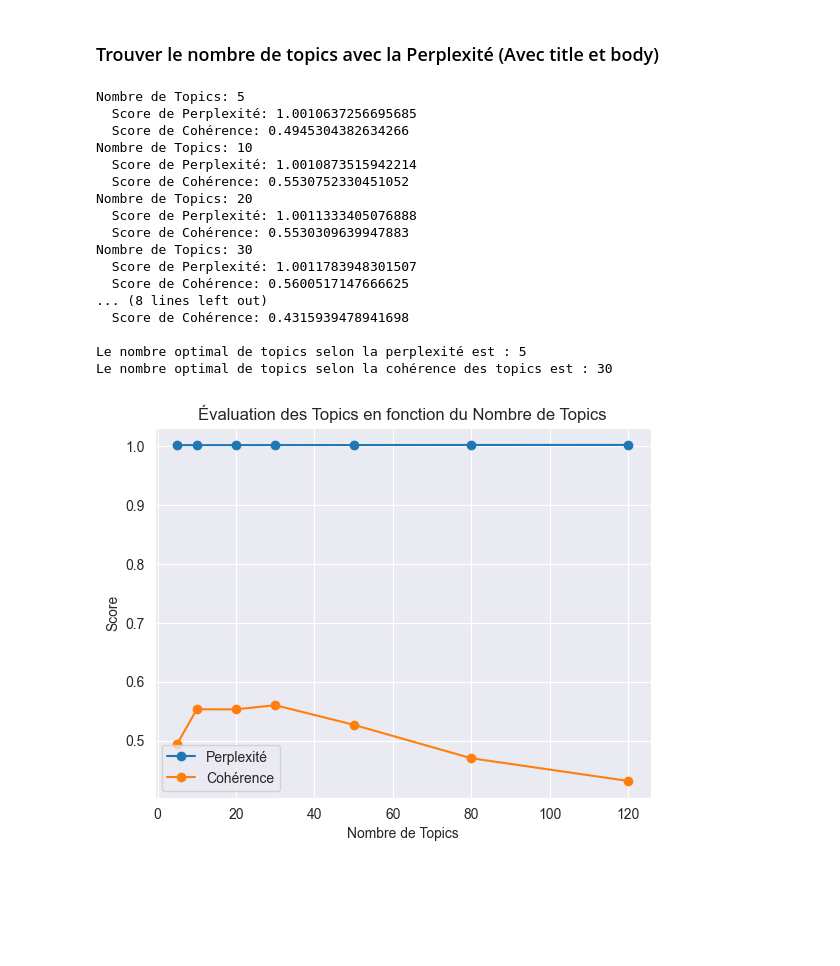
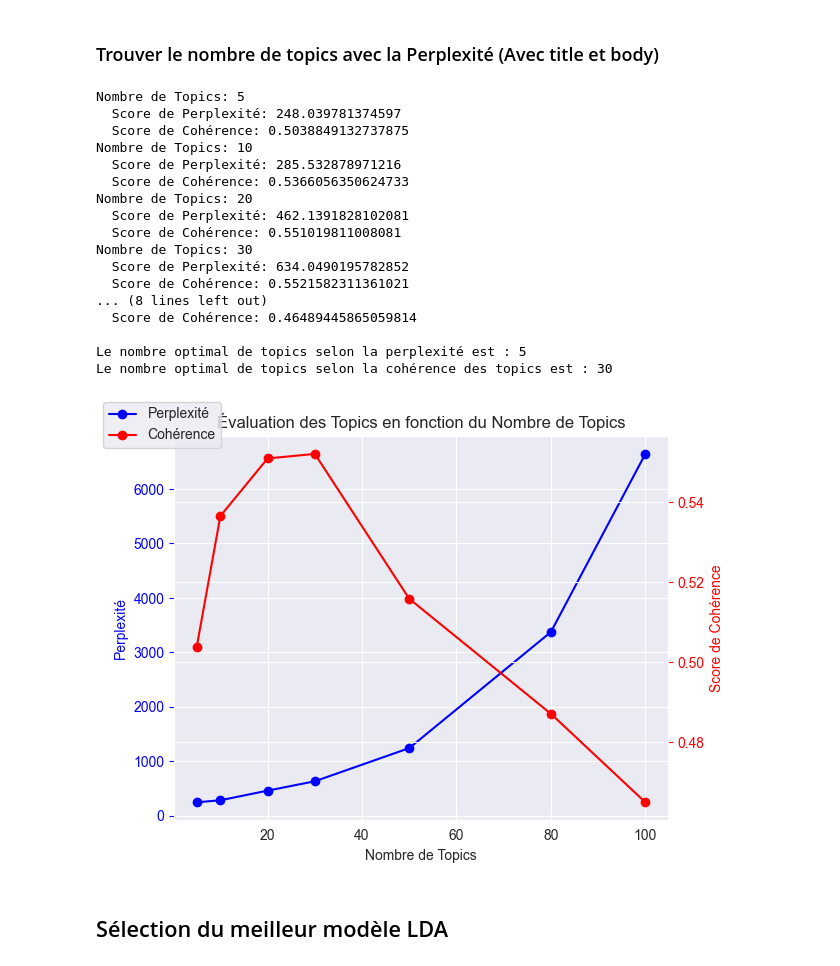
Before and after one commit to walterwhites/Categorisez-automatiquement-des-questions, a Jupyter notebook: models/Masdoumier_Florent_1_notebook_approche_non_supervisée_122023.ipynb, the cells around one changed output. Cells and saved outputs as stored; diff of their text form; code cells hidden in the pictures; blank space fills up the shorter version.

```diff
--- a/models/Masdoumier_Florent_1_notebook_approche_non_supervisée_122023.ipynb
+++ b/models/Masdoumier_Florent_1_notebook_approche_non_supervisée_122023.ipynb
@@ -215,15 +219,13 @@ text_data_test_combined = [title + body for title, body in zip(text_data_test_ti
 
 
 dictionary_train_combined = Dictionary(text_data_train_combined)
-dictionary_test_combined = Dictionary(text_data_test_combined)
 
 dictionary_train_combined.filter_extremes(no_below=5, no_above=0.6)
-dictionary_test_combined.filter_extremes(no_below=5, no_above=0.6)
 
 corpus_train_combined = [dictionary_train_combined.doc2bow(word_list) for word_list in text_data_train_combined]
-corpus_test_combined = [dictionary_test_combined.doc2bow(word_list) for word_list in text_data_test_combined]
+corpus_test_combined = [dictionary_train_combined.doc2bow(word_list) for word_list in text_data_test_combined]
 
-num_topics_list = [5, 10, 20, 30, 50, 80, 120]
+num_topics_list = [5, 10, 20, 30, 50, 80, 100]
 perplexity_scores_combined = []
 coherence_scores_combined = []
 
@@ -231,7 +233,8 @@ for num_topics in num_topics_list:
     lda_model_combined = LdaModel(corpus_train_combined, num_topics=num_topics, id2word=dictionary_train_combined, passes=10)
 
     log_perplexity_combined = lda_model_combined.log_perplexity(corpus_test_combined)
-    perplexity_combined = np.exp(-log_perplexity_combined / len(corpus_test_combined))
+    perplexity_combined = np.exp2(-log_perplexity_combined)
+
     perplexity_scores_combined.append(perplexity_combined)
 
     # score de cohérence
@@ -251,38 +254,46 @@ print(f"Le nombre optimal de topics selon la perplexité est : {best_num_topics_
 print(f"Le nombre optimal de topics selon la cohérence des topics est : {best_num_topics_coh_combined}")
 # %% [output]
 Nombre de Topics: 5
-  Score de Perplexité: 1.0010637256695685
-  Score de Cohérence: 0.4945304382634266
+  Score de Perplexité: 248.039781374597
+  Score de Cohérence: 0.5038849132737875
 Nombre de Topics: 10
-  Score de Perplexité: 1.0010873515942214
-  Score de Cohérence: 0.5530752330451052
+  Score de Perplexité: 285.532878971216
+  Score de Cohérence: 0.5366056350624733
 Nombre de Topics: 20
-  Score de Perplexité: 1.0011333405076888
-  Score de Cohérence: 0.5530309639947883
+  Score de Perplexité: 462.1391828102081
+  Score de Cohérence: 0.551019811008081
 Nombre de Topics: 30
-  Score de Perplexité: 1.0011783948301507
-  Score de Cohérence: 0.5600517147666625
+  Score de Perplexité: 634.0490195782852
+  Score de Cohérence: 0.5521582311361021
 ... (8 lines left out)
-  Score de Cohérence: 0.4315939478941698
+  Score de Cohérence: 0.46489445865059814
 
 Le nombre optimal de topics selon la perplexité est : 5
 Le nombre optimal de topics selon la cohérence des topics est : 30
-# %%
-import matplotlib.pyplot as plt
-
-# scores de perplexité
-plt.plot(num_topics_list, perplexity_scores_combined, marker='o', linestyle='-', label='Perplexité')
-
-# scores de cohérence
-plt.plot(num_topics_list, coherence_scores_combined, marker='o', linestyle='-', label='Cohérence')
-
-plt.xlabel('Nombre de Topics')
-plt.ylabel('Score')
-plt.title('Évaluation des Topics en fonction du Nombre de Topics')
-plt.legend()
-plt.grid(True)
-plt.show()
-# %% [output]
-[figure, removed]
+# %%
+import matplotlib.pyplot as plt
+
+fig, ax1 = plt.subplots()
+
+ax1.plot(num_topics_list, perplexity_scores_combined, marker='o', linestyle='-', color='b', label='Perplexité')
+ax1.set_xlabel('Nombre de Topics')
+ax1.set_ylabel('Perplexité', color='b')
+ax1.tick_params('y', colors='b')
+
+ax2 = ax1.twinx()
+
+ax2.plot(num_topics_list, coherence_scores_combined, marker='o', linestyle='-', color='r', label='Cohérence')
+ax2.set_ylabel('Score de Cohérence', color='r')
+ax2.tick_params('y', colors='r')
+
+plt.title('Évaluation des Topics en fonction du Nombre de Topics')
+fig.tight_layout()
+fig.legend(loc='upper left')
+
+plt.show()
+# %% [output]
+[figure, added]
+# %% [markdown]
+## Sélection du meilleur modèle LDA
 # %%
 from gensim.models import LdaModel
```
Also changed, not shown: parts of 20 cells of this notebook, 2 other files.
